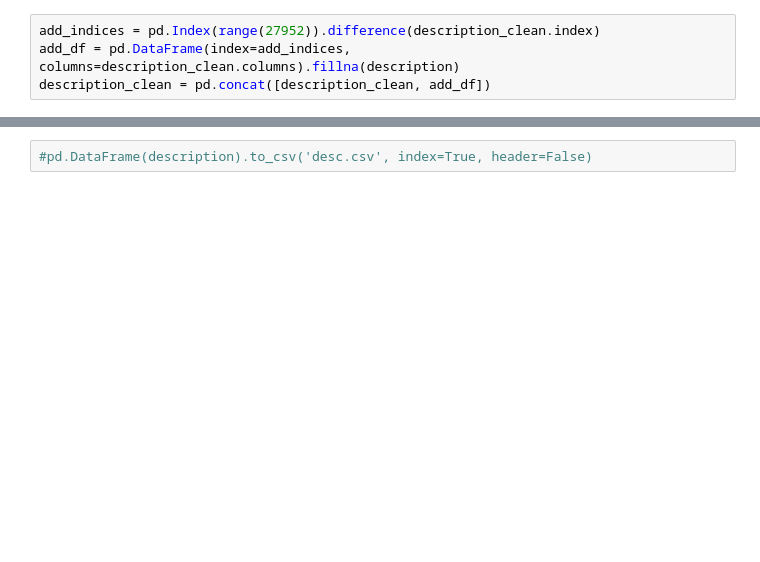
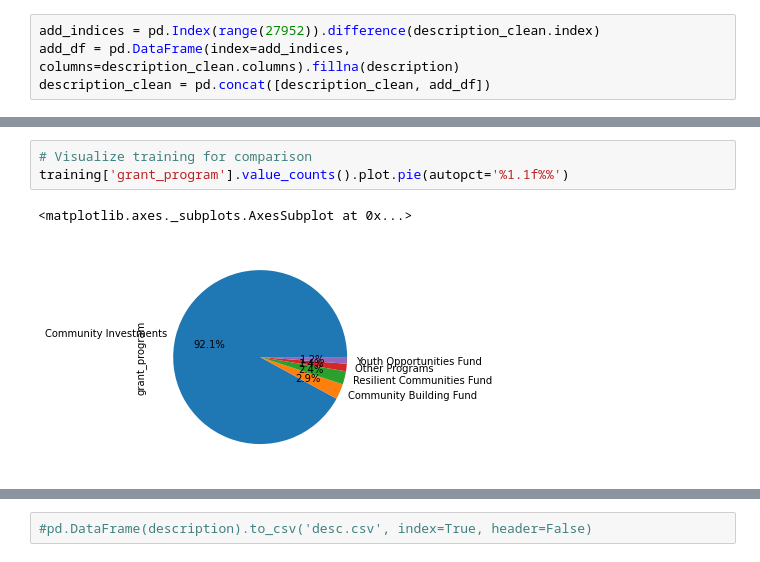
Before and after one commit to lalmaraz/otf_grants, a Jupyter notebook: otf_grants.ipynb, the cells around one changed output, grey strips where cells are left out. Drawn from its saved outputs; the diff is of its cells as text; blank space fills up the shorter version.

```diff
--- a/otf_grants.ipynb
+++ b/otf_grants.ipynb
@@ -144,0 +165,6 @@ pd.DataFrame(counts_reduced).groupby(best_label).mean()
+# %%
+# Visualize training for comparison
+training['grant_program'].value_counts().plot.pie(autopct='%1.1f%%')
+# %% [output]
+<matplotlib.axes._subplots.AxesSubplot at 0x...>
+[figure, added]
```
Also changed, not shown: parts of 24 cells of this notebook.
